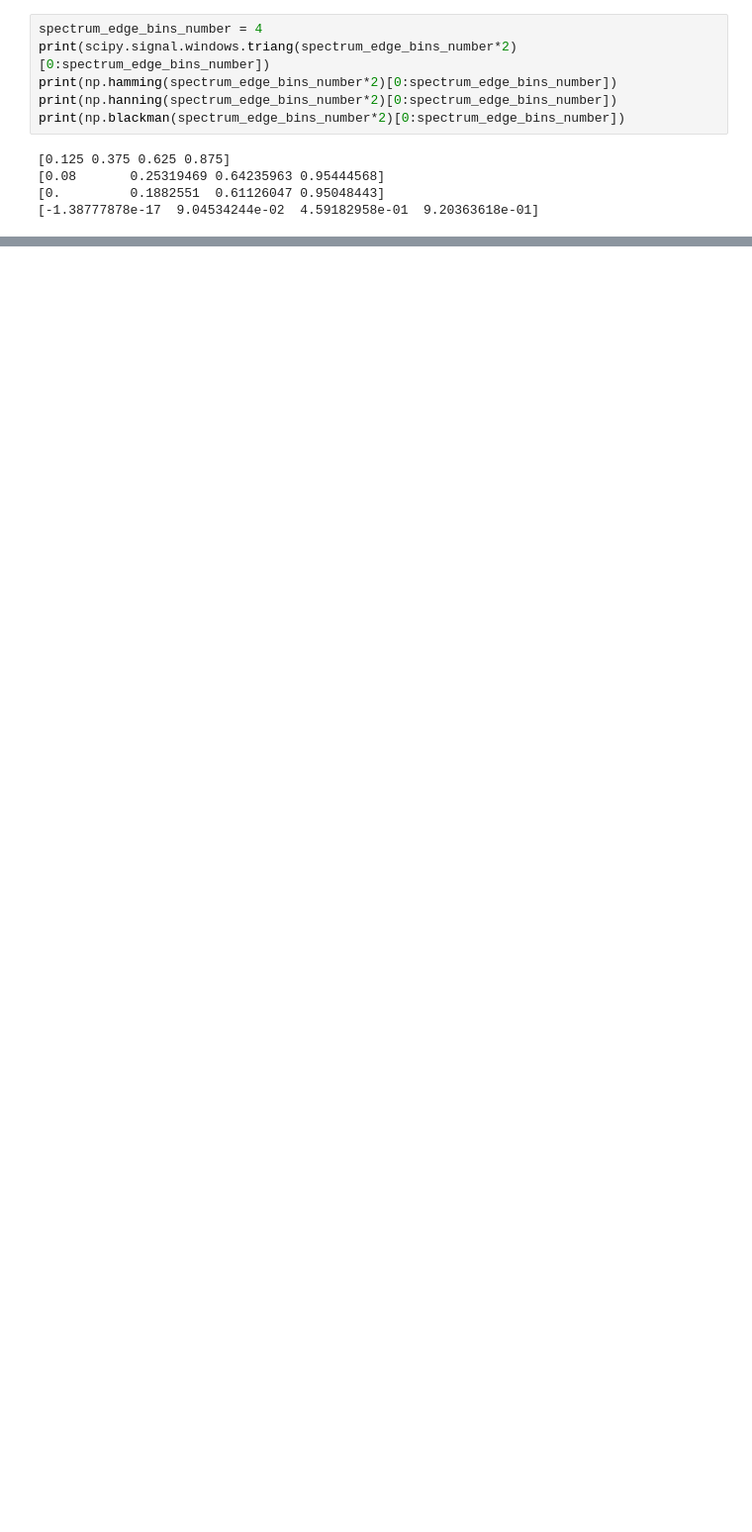
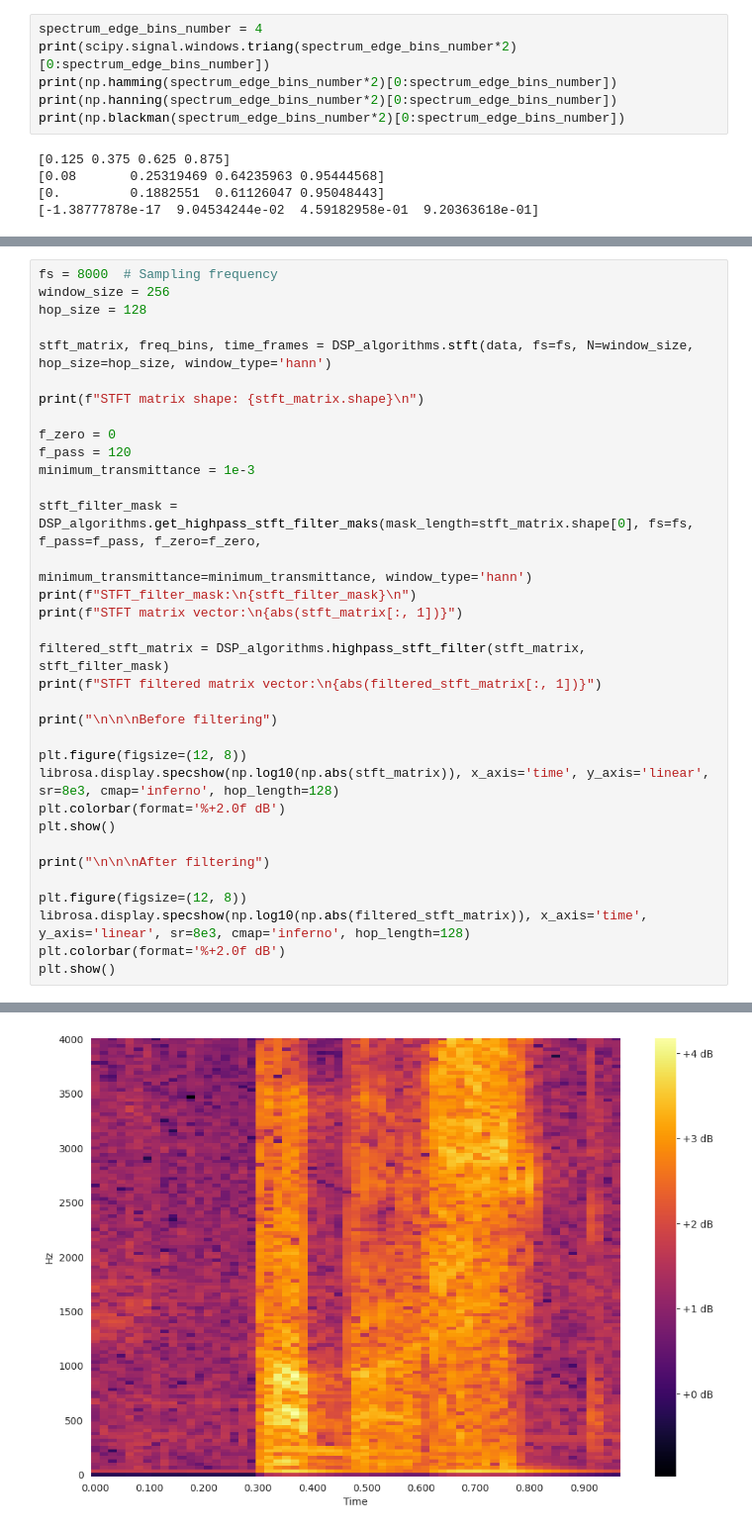
Before and after one commit to VisteK528/TRA_PROJ, a Jupyter notebook: DSP_prototype/STFT_tests.ipynb, the cells around one changed output, grey strips where cells are left out. Shown at 99% size. Saved outputs shown, nothing was run; the diff lists cells and outputs as text; blank space fills up the shorter version.

```diff
--- a/DSP_prototype/STFT_tests.ipynb
+++ b/DSP_prototype/STFT_tests.ipynb
@@ -369,0 +378,35 @@ Freq_bins: [   0.     31.25   62.5    93.75  125.    156.25  187.5   218.75  250
+# %%
+fs = 8000  # Sampling frequency
+window_size = 256
+hop_size = 128
+
+stft_matrix, freq_bins, time_frames = DSP_algorithms.stft(data, fs=fs, N=window_size, hop_size=hop_size, window_type='hann')
+
+print(f"STFT matrix shape: {stft_matrix.shape}\n")
+
+f_zero = 0
+f_pass = 120
+minimum_transmittance = 1e-3
+
+stft_filter_mask = DSP_algorithms.get_highpass_stft_filter_maks(mask_length=stft_matrix.shape[0], fs=fs, f_pass=f_pass, f_zero=f_zero,
+                                                                minimum_transmittance=minimum_transmittance, window_type='hann')
+print(f"STFT_filter_mask:\n{stft_filter_mask}\n")
+print(f"STFT matrix vector:\n{abs(stft_matrix[:, 1])}")
+
+filtered_stft_matrix = DSP_algorithms.highpass_stft_filter(stft_matrix, stft_filter_mask)
+print(f"STFT filtered matrix vector:\n{abs(filtered_stft_matrix[:, 1])}")
+
+print("\n\n\nBefore filtering")
+
+plt.figure(figsize=(12, 8))
+librosa.display.specshow(np.log10(np.abs(stft_matrix)), x_axis='time', y_axis='linear', sr=8e3, cmap='inferno', hop_length=128)
+plt.colorbar(format='%+2.0f dB')
+plt.show()
+
+print("\n\n\nAfter filtering")
+
+plt.figure(figsize=(12, 8))
+librosa.display.specshow(np.log10(np.abs(filtered_stft_matrix)), x_axis='time', y_axis='linear', sr=8e3, cmap='inferno', hop_length=128)
+plt.colorbar(format='%+2.0f dB')
+plt.show()
+# %% [output]
@@ -369,0 +432 @@ Freq_bins: [   0.     31.25   62.5    93.75  125.    156.25  187.5   218.75  250
+[figure, added]
```
Also changed, not shown: parts of 7 cells of this notebook, 1 other file.
